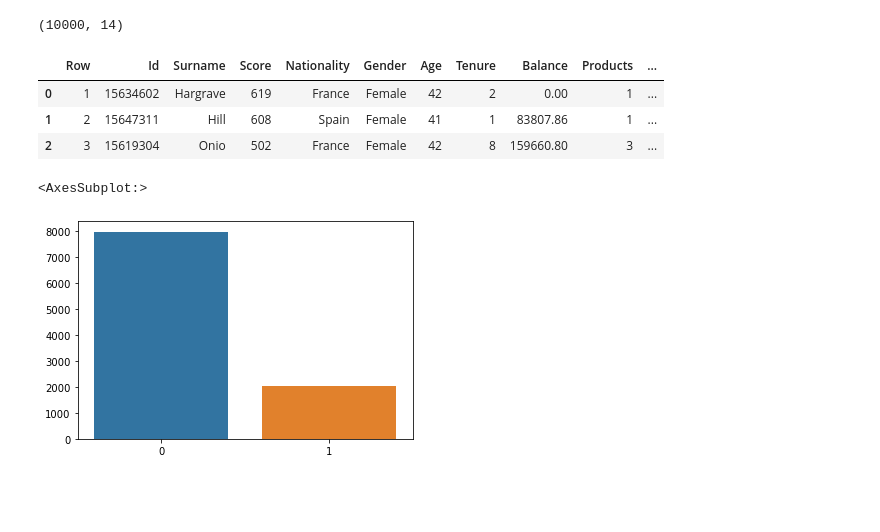
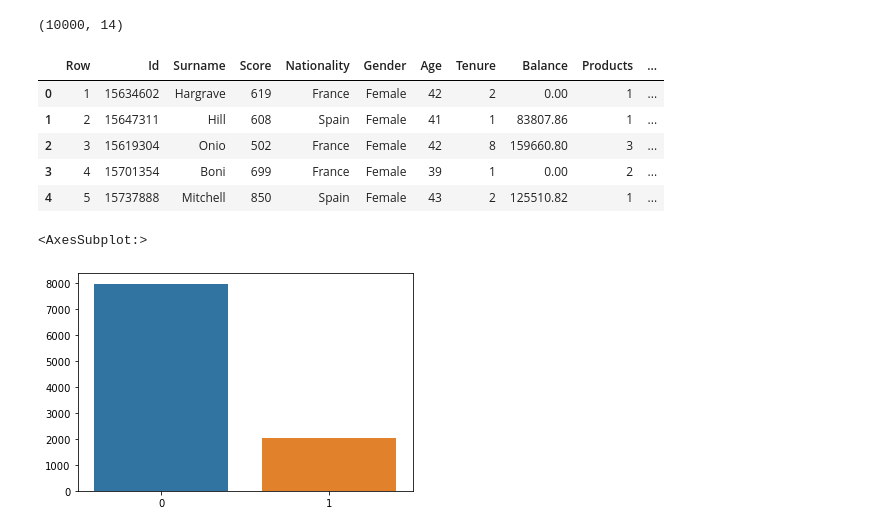
Before and after one commit to Desmondonam/Data-Science, a Jupyter notebook: Customer Churn/Notebooks/customer churn.ipynb, the cells around one changed output. Cells and saved outputs as stored; diff of their text form; code cells hidden in the pictures; blank space fills up the shorter version.

```diff
--- a/Customer Churn/Notebooks/customer churn.ipynb
+++ b/Customer Churn/Notebooks/customer churn.ipynb
@@ -26,12 +26,14 @@ print (df.shape)
 (10000, 14)
 # %%
 # Load data
-df.head(3)
+df.head(5)
 # %% [output]
 |  | Row | Id | Surname | Score | Nationality | Gender | Age | Tenure | Balance | Products | ... |
 | 0 | 1 | 15634602 | Hargrave | 619 | France | Female | 42 | 2 | 0.00 | 1 | ... |
 | 1 | 2 | 15647311 | Hill | 608 | Spain | Female | 41 | 1 | 83807.86 | 1 | ... |
 | 2 | 3 | 15619304 | Onio | 502 | France | Female | 42 | 8 | 159660.80 | 3 | ... |
+| 3 | 4 | 15701354 | Boni | 699 | France | Female | 39 | 1 | 0.00 | 2 | ... |
+| 4 | 5 | 15737888 | Mitchell | 850 | Spain | Female | 43 | 2 | 125510.82 | 1 | ... |
 # %%
 y = df["Exited"].value_counts()
 #print (y)
```
Also changed, not shown: 1 other file.
